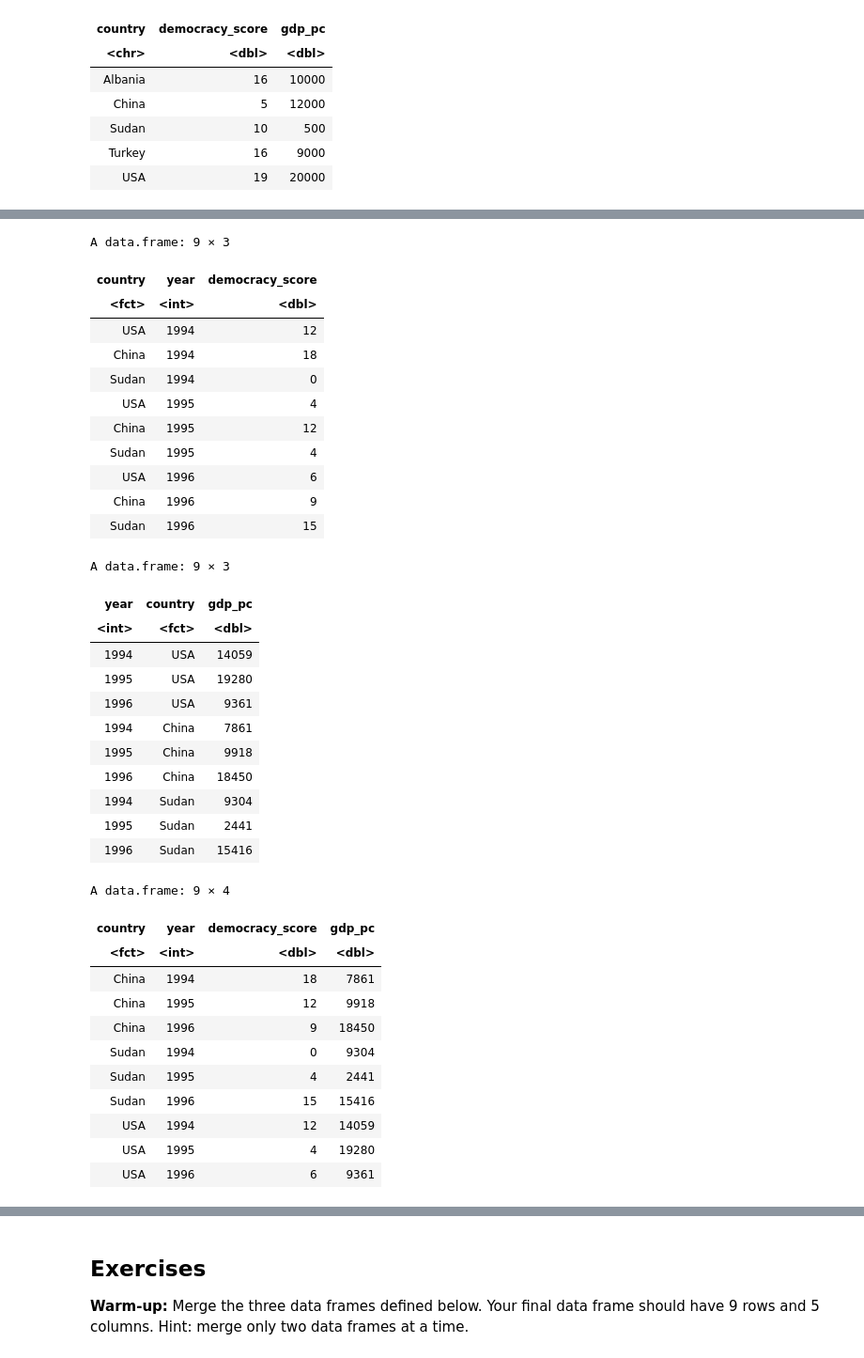
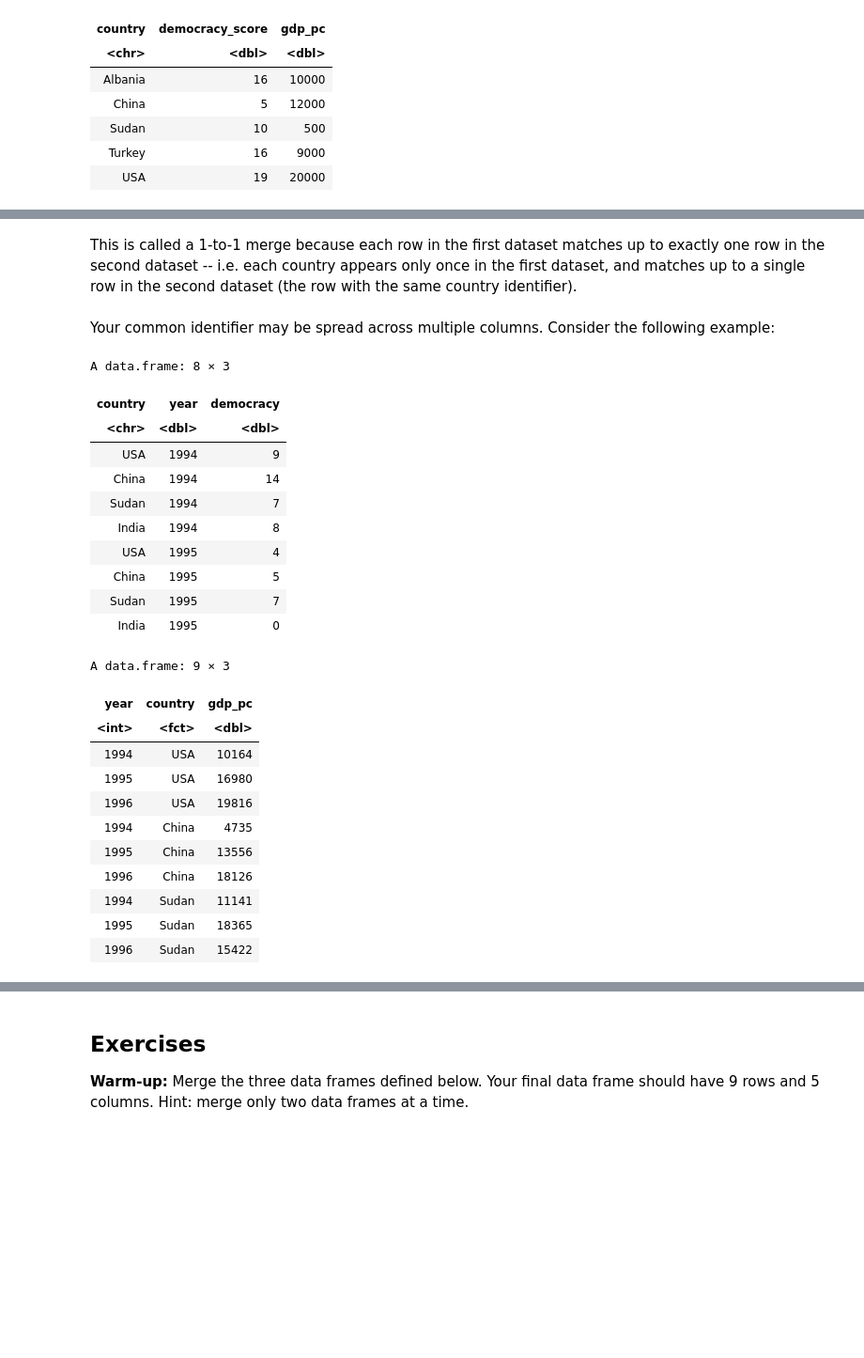
Before and after one commit to nickeubank/cm4ss, a Jupyter notebook: docs/html/.doctrees/nbsphinx/merging_appending.ipynb, the cells around one changed output, grey strips where cells are left out. Shown at 94% size. Drawn from its saved outputs; the diff is of its cells as text; code cells hidden in the pictures; blank space fills up the shorter version.

Commit message:
merging with statar, missing data

```diff
--- a/docs/html/.doctrees/nbsphinx/merging_appending.ipynb
+++ b/docs/html/.doctrees/nbsphinx/merging_appending.ipynb
@@ -69,53 +66,44 @@ like this:
+# %% [markdown]
+This is called a 1-to-1 merge because each row in the first dataset matches up to exactly one row in the second dataset -- i.e. each country appears only once in the first dataset, and matches up to a single row in the second dataset (the row with the same country identifier).
+# %% [markdown]
+Your common identifier may be spread across multiple columns. Consider the following example:
+# %%
+# Generate toy dataset 1:
+country <- rep(c("USA", "China", "Sudan", "India"), 2)
+year <- c(1994, 1994, 1994, 1994, 1995, 1995, 1995, 1995)
+democracy <- round(runif(8, 0, 20), 0)
+
+demo <- data.frame(country, year, democracy)
+demo
+# %% [output]
+A data.frame: 8 × 3
+| country | year | democracy |
+| <chr> | <dbl> | <dbl> |
+| USA | 1994 | 9 |
+| China | 1994 | 14 |
+| Sudan | 1994 | 7 |
+| India | 1994 | 8 |
+| USA | 1995 | 4 |
+| China | 1995 | 5 |
+| Sudan | 1995 | 7 |
+| India | 1995 | 0 |
 # %%
-# Generate toy dataset 1:
-demo <- data.frame(
-    expand.grid(country = c("USA", "China", "Sudan"), year = 1994:1996),
-    democracy_score = round(runif(9, 0, 20), 0)
-    )
-demo
-
 # Generate toy dataset 2:
 econ <- data.frame(
     expand.grid(year = 1994:1996, country = c("USA", "China", "Sudan")),
     gdp_pc = round(runif(9, 1000, 20000), 0)
     )
 econ
-
-merge(demo, econ, by = c("country", "year"))
 # %% [output]
 A data.frame: 9 × 3
-| country | year | democracy_score |
-| <fct> | <int> | <dbl> |
-| USA | 1994 | 12 |
-| China | 1994 | 18 |
-| Sudan | 1994 | 0 |
-| USA | 1995 | 4 |
-| China | 1995 | 12 |
-| Sudan | 1995 | 4 |
-| USA | 1996 | 6 |
-| China | 1996 | 9 |
-| Sudan | 1996 | 15 |
+| year | country | gdp_pc |
+| <int> | <fct> | <dbl> |
+| 1994 | USA | 10164 |
+| 1995 | USA | 16980 |
+| 1996 | USA | 19816 |
+| 1994 | China | 4735 |
+| 1995 | China | 13556 |
+| 1996 | China | 18126 |
+| 1994 | Sudan | 11141 |
+| 1995 | Sudan | 18365 |
+| 1996 | Sudan | 15422 |
-A data.frame: 9 × 3
-| year | country | gdp_pc |
-| <int> | <fct> | <dbl> |
-| 1994 | USA | 14059 |
-| 1995 | USA | 19280 |
-| 1996 | USA | 9361 |
-| 1994 | China | 7861 |
-| 1995 | China | 9918 |
-| 1996 | China | 18450 |
-| 1994 | Sudan | 9304 |
-| 1995 | Sudan | 2441 |
-| 1996 | Sudan | 15416 |
-A data.frame: 9 × 4
-| country | year | democracy_score | gdp_pc |
-| <fct> | <int> | <dbl> | <dbl> |
-| China | 1994 | 18 | 7861 |
-| China | 1995 | 12 | 9918 |
-| China | 1996 | 9 | 18450 |
-| Sudan | 1994 | 0 | 9304 |
-| Sudan | 1995 | 4 | 2441 |
-| Sudan | 1996 | 15 | 15416 |
-| USA | 1994 | 12 | 14059 |
-| USA | 1995 | 4 | 19280 |
-| USA | 1996 | 6 | 9361 |
```
Also changed, not shown: parts of 61 cells of this notebook, 37 other files.
